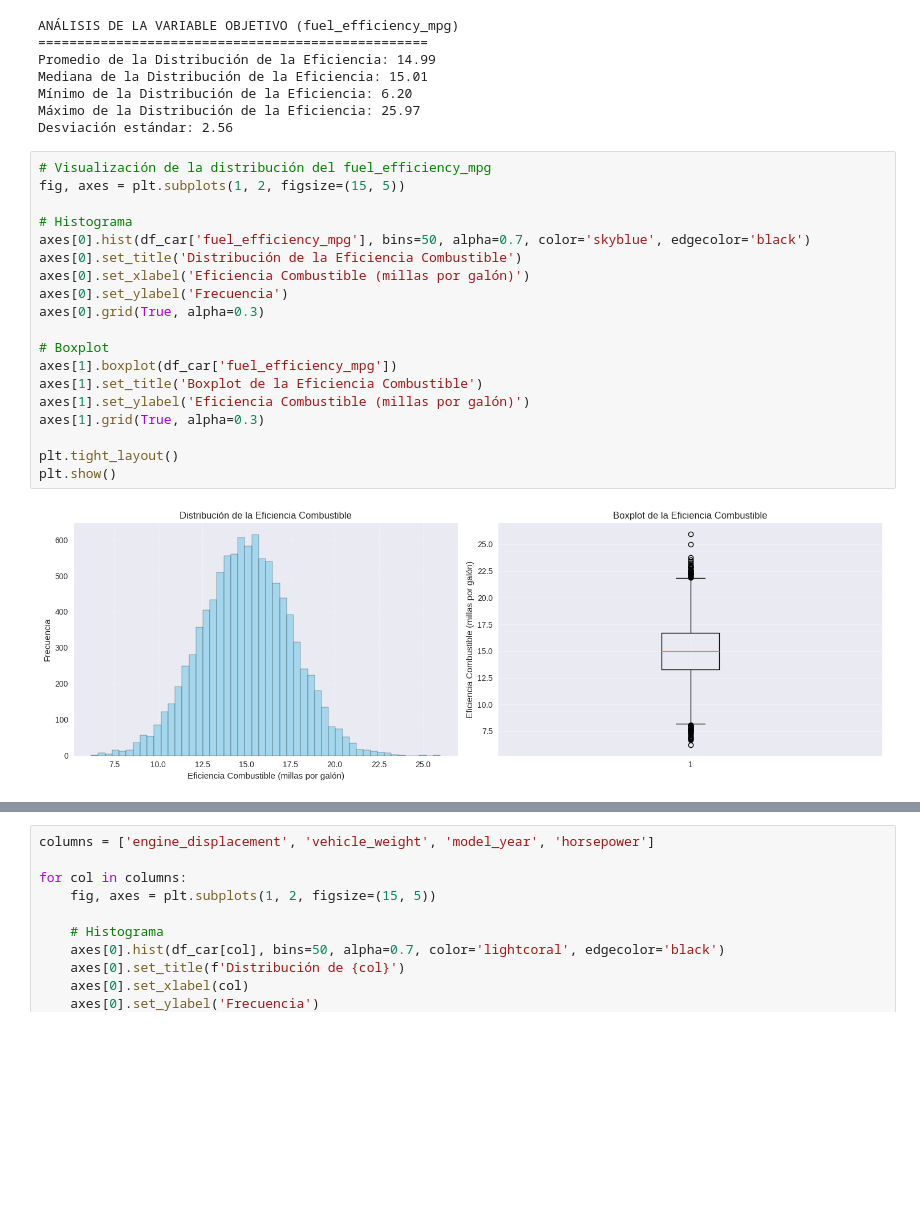
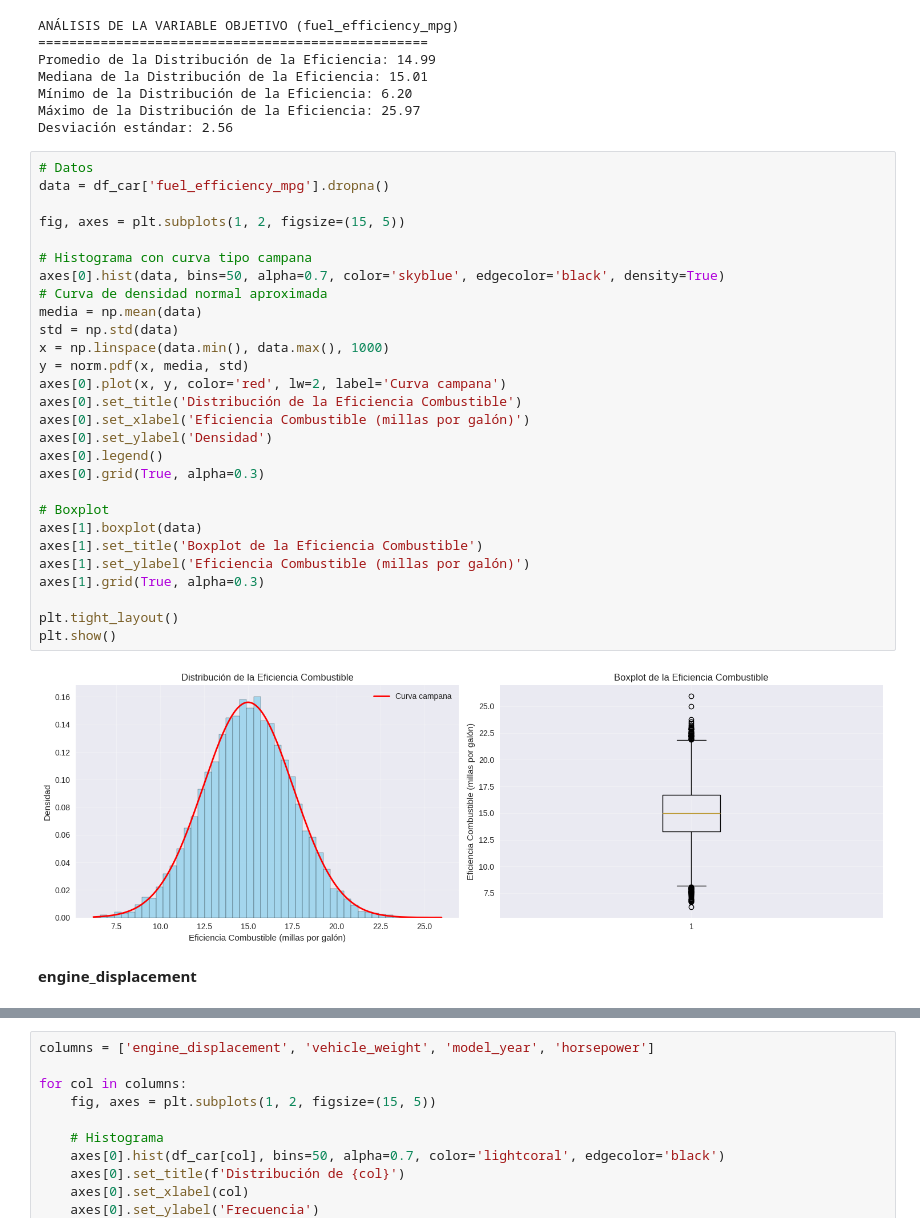
Before and after one commit to jesusoviedo/ml-zoomcamp-knowledge-base, a Jupyter notebook: homework2/notebook/solution.ipynb, the cells around one changed output, grey strips where cells are left out. Saved outputs shown, nothing was run; the diff lists cells and outputs as text; blank space fills up the shorter version.

```diff
--- a/homework2/notebook/solution.ipynb
+++ b/homework2/notebook/solution.ipynb
@@ -184,23 +184,34 @@ Mínimo de la Distribución de la Eficiencia: 6.20
 Máximo de la Distribución de la Eficiencia: 25.97
 Desviación estándar: 2.56
 # %%
-# Visualización de la distribución del fuel_efficiency_mpg
+# Datos
+data = df_car['fuel_efficiency_mpg'].dropna()
+
 fig, axes = plt.subplots(1, 2, figsize=(15, 5))
 
-# Histograma
-axes[0].hist(df_car['fuel_efficiency_mpg'], bins=50, alpha=0.7, color='skyblue', edgecolor='black')
+# Histograma con curva tipo campana
+axes[0].hist(data, bins=50, alpha=0.7, color='skyblue', edgecolor='black', density=True)
+# Curva de densidad normal aproximada
+media = np.mean(data)
+std = np.std(data)
+x = np.linspace(data.min(), data.max(), 1000)
+y = norm.pdf(x, media, std)
+axes[0].plot(x, y, color='red', lw=2, label='Curva campana')
 axes[0].set_title('Distribución de la Eficiencia Combustible')
 axes[0].set_xlabel('Eficiencia Combustible (millas por galón)')
-axes[0].set_ylabel('Frecuencia')
+axes[0].set_ylabel('Densidad')
+axes[0].legend()
 axes[0].grid(True, alpha=0.3)
 
 # Boxplot
-axes[1].boxplot(df_car['fuel_efficiency_mpg'])
+axes[1].boxplot(data)
 axes[1].set_title('Boxplot de la Eficiencia Combustible')
 axes[1].set_ylabel('Eficiencia Combustible (millas por galón)')
 axes[1].grid(True, alpha=0.3)
 
 plt.tight_layout()
 plt.show()
 # %% [output]
-[figure, old version]
+[figure, new version]
+# %% [markdown]
+**engine_displacement**
```
Also changed, not shown: parts of 15 cells of this notebook.
